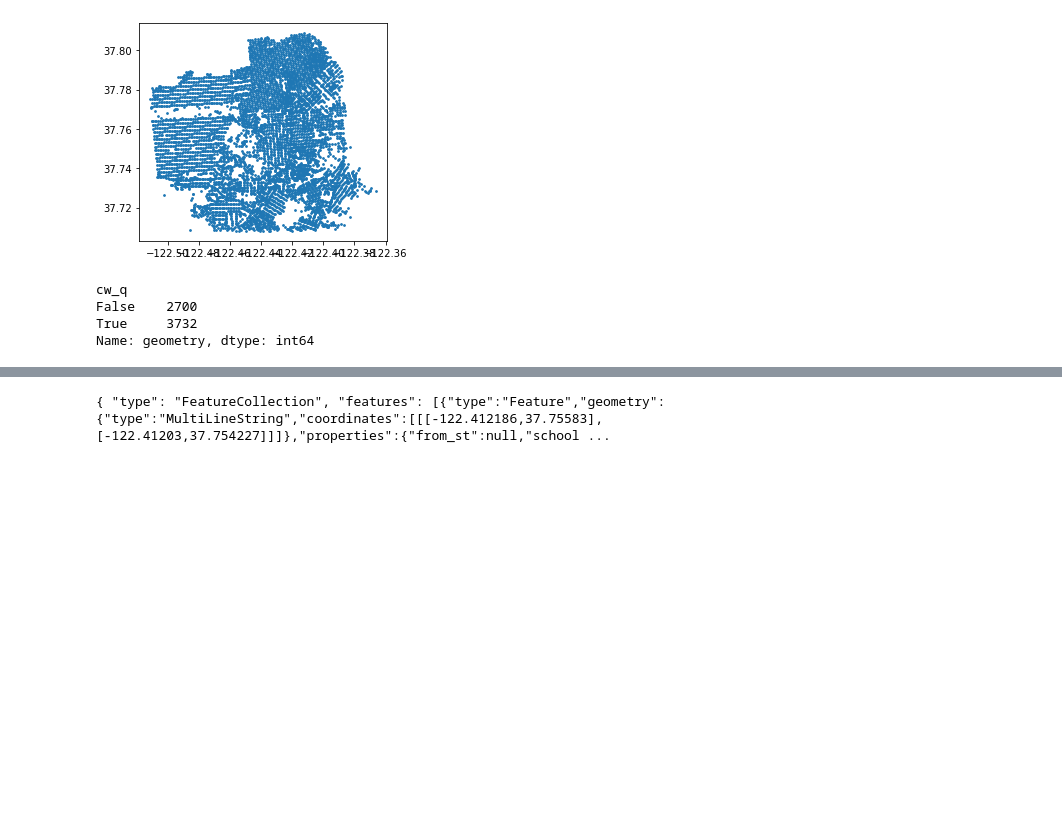
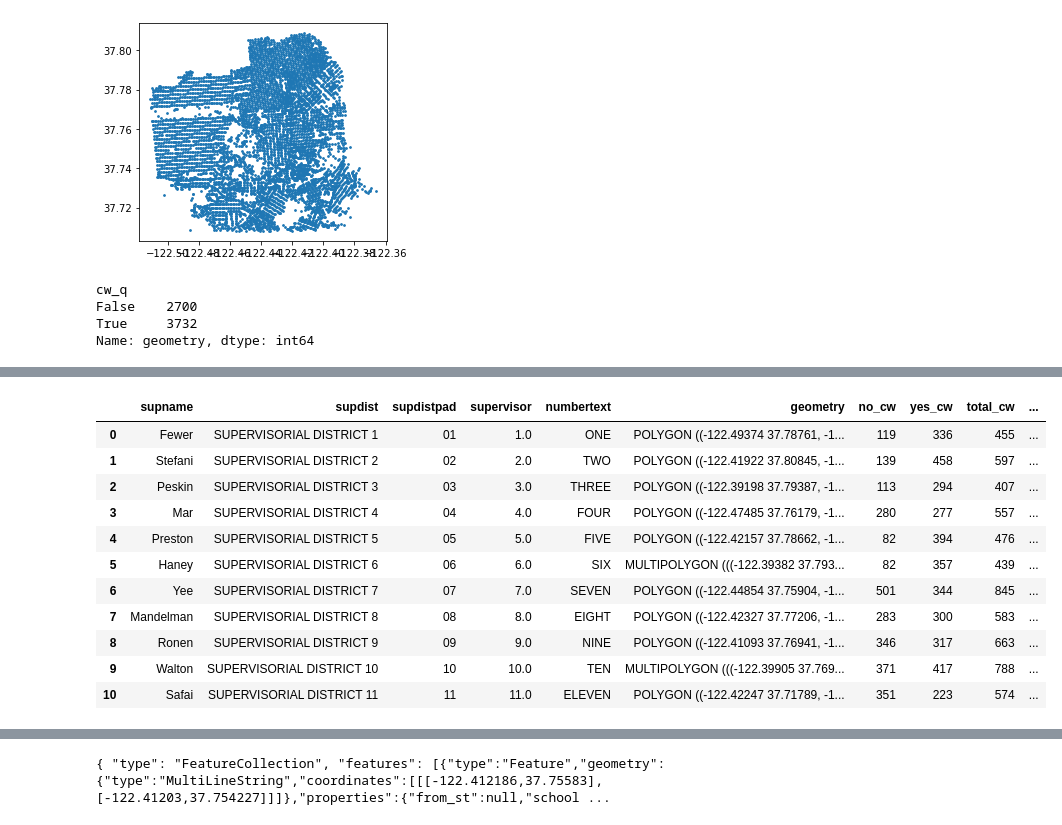
Before and after one commit to hua-mike/cp255-project, a Jupyter notebook: cp255-project-nb.ipynb, the cells around one changed output, grey strips where cells are left out. Drawn from its saved outputs; the diff is of its cells as text; code cells hidden in the pictures; blank space fills up the shorter version.

```diff
--- a/cp255-project-nb.ipynb
+++ b/cp255-project-nb.ipynb
@@ -68,0 +80,24 @@ Right CRS: EPSG:4326
+# %%
+# Count crosswalks in each district
+dfpivot = pd.pivot_table(dfsjoin,index='supdistpad',columns='cw_q',aggfunc={'cw_q':len})
+dfpivot.columns = dfpivot.columns.droplevel()
+cw_bydist = districts.merge(dfpivot, how='left', on='supdistpad')
+
+# Add percentage columns
+cw_bydist['total_cw'] = cw_bydist['yes_cw'] + cw_bydist['no_cw']
+cw_bydist['yes_cw_pct'] = cw_bydist['yes_cw'] / cw_bydist['total_cw'] * 100
+cw_bydist['no_cw_pct'] = cw_bydist['no_cw'] / cw_bydist['total_cw'] * 100
+cw_bydist
+# %% [output]
+|  | supname | supdist | supdistpad | supervisor | numbertext | geometry | no_cw | yes_cw | total_cw | ... |
+| 0 | Fewer | SUPERVISORIAL DISTRICT 1 | 01 | 1.0 | ONE | POLYGON ((-122.49374 37.78761, -1... | 119 | 336 | 455 | ... |
+| 1 | Stefani | SUPERVISORIAL DISTRICT 2 | 02 | 2.0 | TWO | POLYGON ((-122.41922 37.80845, -1... | 139 | 458 | 597 | ... |
+| 2 | Peskin | SUPERVISORIAL DISTRICT 3 | 03 | 3.0 | THREE | POLYGON ((-122.39198 37.79387, -1... | 113 | 294 | 407 | ... |
+| 3 | Mar | SUPERVISORIAL DISTRICT 4 | 04 | 4.0 | FOUR | POLYGON ((-122.47485 37.76179, -1... | 280 | 277 | 557 | ... |
+| 4 | Preston | SUPERVISORIAL DISTRICT 5 | 05 | 5.0 | FIVE | POLYGON ((-122.42157 37.78662, -1... | 82 | 394 | 476 | ... |
+| 5 | Haney | SUPERVISORIAL DISTRICT 6 | 06 | 6.0 | SIX | MULTIPOLYGON (((-122.39382 37.793... | 82 | 357 | 439 | ... |
+| 6 | Yee | SUPERVISORIAL DISTRICT 7 | 07 | 7.0 | SEVEN | POLYGON ((-122.44854 37.75904, -1... | 501 | 344 | 845 | ... |
+| 7 | Mandelman | SUPERVISORIAL DISTRICT 8 | 08 | 8.0 | EIGHT | POLYGON ((-122.42327 37.77206, -1... | 283 | 300 | 583 | ... |
+| 8 | Ronen | SUPERVISORIAL DISTRICT 9 | 09 | 9.0 | NINE | POLYGON ((-122.41093 37.76941, -1... | 346 | 317 | 663 | ... |
+| 9 | Walton | SUPERVISORIAL DISTRICT 10 | 10 | 10.0 | TEN | MULTIPOLYGON (((-122.39905 37.769... | 371 | 417 | 788 | ... |
+| 10 | Safai | SUPERVISORIAL DISTRICT 11 | 11 | 11.0 | ELEVEN | POLYGON ((-122.42247 37.71789, -1... | 351 | 223 | 574 | ... |
```
Also changed, not shown: parts of 4 cells of this notebook.
